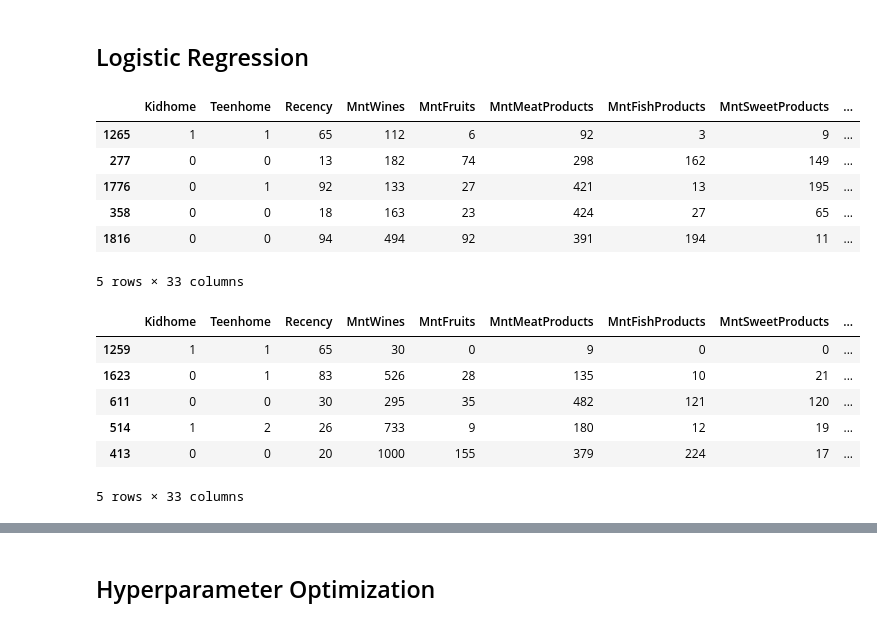
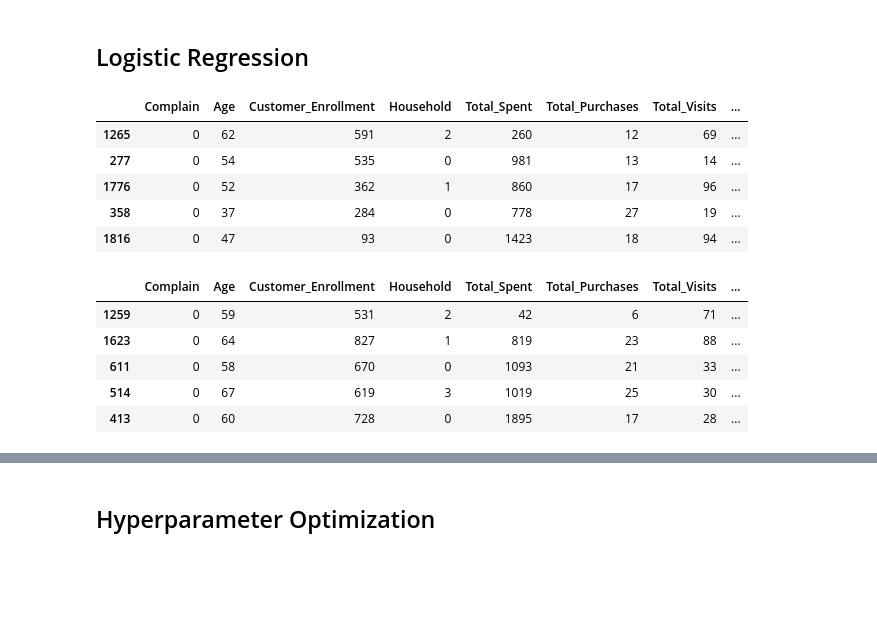
Before and after one commit to Ronan-Daliuag/Determining-Leads, a Jupyter notebook: Padrejuan-Model-Training.ipynb, the cells around one changed output, grey strips where cells are left out. Drawn from its saved outputs; the diff is of its cells as text; code cells hidden in the pictures; blank space fills up the shorter version.

```diff
--- a/Padrejuan-Model-Training.ipynb
+++ b/Padrejuan-Model-Training.ipynb
@@ -50,38 +50,43 @@ features.reset_index(inplace=True)
 ## Logistic Regression
 # %%
 from sklearn.model_selection import train_test_split
-X = features.drop(columns=['Response'], axis=1).iloc[:,1:][['Kidhome', 'Teenhome', 'Recency', 'MntWines', 'MntFruits',
-                                                 'MntMeatProducts', 'MntFishProducts', 'MntSweetProducts',
-                                                 'MntGoldProds', 'NumDealsPurchases', 'NumWebPurchases', 'NumCatalogPurchases',
-                                                 'NumStorePurchases', 'NumWebVisitsMonth', 'Complain',
+# X = features.drop(columns=['Response'], axis=1).iloc[:,1:][['Kidhome', 'Teenhome', 'Recency', 'MntWines', 'MntFruits',
+#                                                  'MntMeatProducts', 'MntFishProducts', 'MntSweetProducts',
+#                                                  'MntGoldProds', 'NumDealsPurchases', 'NumWebPurchases', 'NumCatalogPurchases',
+#                                                  'NumStorePurchases', 'NumWebVisitsMonth', 'Complain',
+#                                                  'Age', 'Customer_Enrollment', 'Household', 'Total_Spent',
+#                                                  'Total_Purchases', 'Total_Visits', 'Average_Purchase',
+#                                                  'Education_2n Cycle', 'Education_Basic', 'Education_Graduation',
+#                                                  'Education_Master', 'Education_PhD', 'Marital_Divorced',
+#                                                  'Marital_Married', 'Marital_Single', 'Marital_Together', 'Marital_Widow',
+#                                                  'Income']]
+X = features.drop(columns=['Response'], axis=1).iloc[:,1:][['Complain',
                                                  'Age', 'Customer_Enrollment', 'Household', 'Total_Spent',
                                                  'Total_Purchases', 'Total_Visits', 'Average_Purchase',
                                                  'Education_2n Cycle', 'Education_Basic', 'Education_Graduation',
                                                  'Education_Master', 'Education_PhD', 'Marital_Divorced',
                                                  'Marital_Married', 'Marital_Single', 'Marital_Together', 'Marital_Widow',
                                                  'Income']]
 # X = features.drop(columns=['Response'], axis = 1)
 y = features['Response']
 X_train, X_test, y_train, y_test = train_test_split(X, y, test_size = 0.3, random_state = 42)
 X_train.shape, X_test.shape
 X_train.head()
 # %% [output]
-|  | Kidhome | Teenhome | Recency | MntWines | MntFruits | MntMeatProducts | MntFishProducts | MntSweetProducts | ... |
-| 1265 | 1 | 1 | 65 | 112 | 6 | 92 | 3 | 9 | ... |
-| 277 | 0 | 0 | 13 | 182 | 74 | 298 | 162 | 149 | ... |
-| 1776 | 0 | 1 | 92 | 133 | 27 | 421 | 13 | 195 | ... |
-| 358 | 0 | 0 | 18 | 163 | 23 | 424 | 27 | 65 | ... |
-| 1816 | 0 | 0 | 94 | 494 | 92 | 391 | 194 | 11 | ... |
+|  | Complain | Age | Customer_Enrollment | Household | Total_Spent | Total_Purchases | Total_Visits | ... |
+| 1265 | 0 | 62 | 591 | 2 | 260 | 12 | 69 | ... |
+| 277 | 0 | 54 | 535 | 0 | 981 | 13 | 14 | ... |
+| 1776 | 0 | 52 | 362 | 1 | 860 | 17 | 96 | ... |
+| 358 | 0 | 37 | 284 | 0 | 778 | 27 | 19 | ... |
+| 1816 | 0 | 47 | 93 | 0 | 1423 | 18 | 94 | ... |
-5 rows × 33 columns
 # %%
 X_test.head()
 # %% [output]
-|  | Kidhome | Teenhome | Recency | MntWines | MntFruits | MntMeatProducts | MntFishProducts | MntSweetProducts | ... |
-| 1259 | 1 | 1 | 65 | 30 | 0 | 9 | 0 | 0 | ... |
-| 1623 | 0 | 1 | 83 | 526 | 28 | 135 | 10 | 21 | ... |
-| 611 | 0 | 0 | 30 | 295 | 35 | 482 | 121 | 120 | ... |
-| 514 | 1 | 2 | 26 | 733 | 9 | 180 | 12 | 19 | ... |
-| 413 | 0 | 0 | 20 | 1000 | 155 | 379 | 224 | 17 | ... |
+|  | Complain | Age | Customer_Enrollment | Household | Total_Spent | Total_Purchases | Total_Visits | ... |
+| 1259 | 0 | 59 | 531 | 2 | 42 | 6 | 71 | ... |
+| 1623 | 0 | 64 | 827 | 1 | 819 | 23 | 88 | ... |
+| 611 | 0 | 58 | 670 | 0 | 1093 | 21 | 33 | ... |
+| 514 | 0 | 67 | 619 | 3 | 1019 | 25 | 30 | ... |
+| 413 | 0 | 60 | 728 | 0 | 1895 | 17 | 28 | ... |
-5 rows × 33 columns
 # %%
 from imblearn.over_sampling import SMOTE, RandomOverSampler
```
Also changed, not shown: parts of 24 cells of this notebook, 1 other file.
